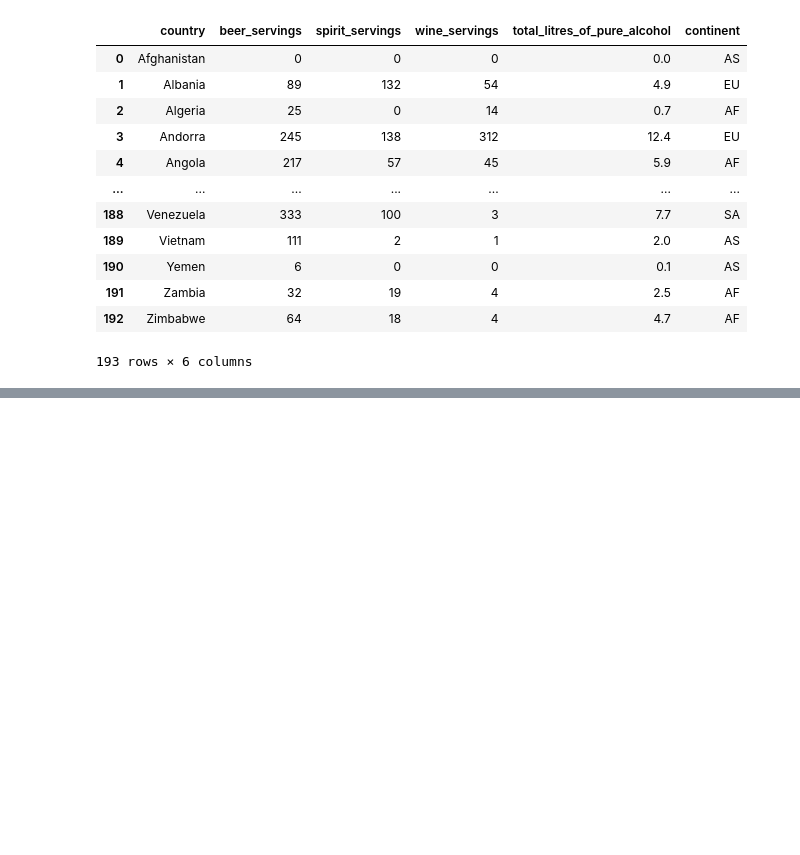
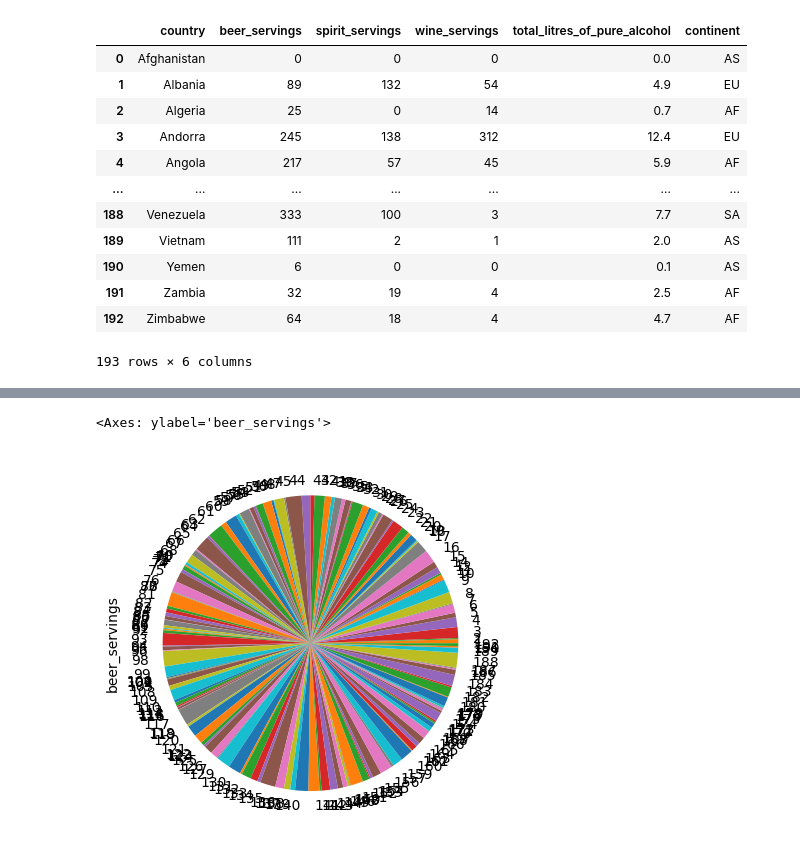
Before and after one commit to ProgressBG-Python-Course/ProgressBG-Python-Labs, a Jupyter notebook: Lab13/first_notebook.ipynb, the cells around one changed output, grey strips where cells are left out. Cells and saved outputs as stored; diff of their text form; code cells hidden in the pictures; blank space fills up the shorter version.

```diff
--- a/Lab13/first_notebook.ipynb
+++ b/Lab13/first_notebook.ipynb
@@ -253,0 +299,5 @@ df['beer_servings':'total_litres_of_pure_alcohol']
+# %%
+df['beer_servings'].plot(kind='pie')
+# %% [output]
+<Axes: ylabel='beer_servings'>
+[figure, added]
```
Also changed, not shown: parts of 4 cells of this notebook, 8 other files.
